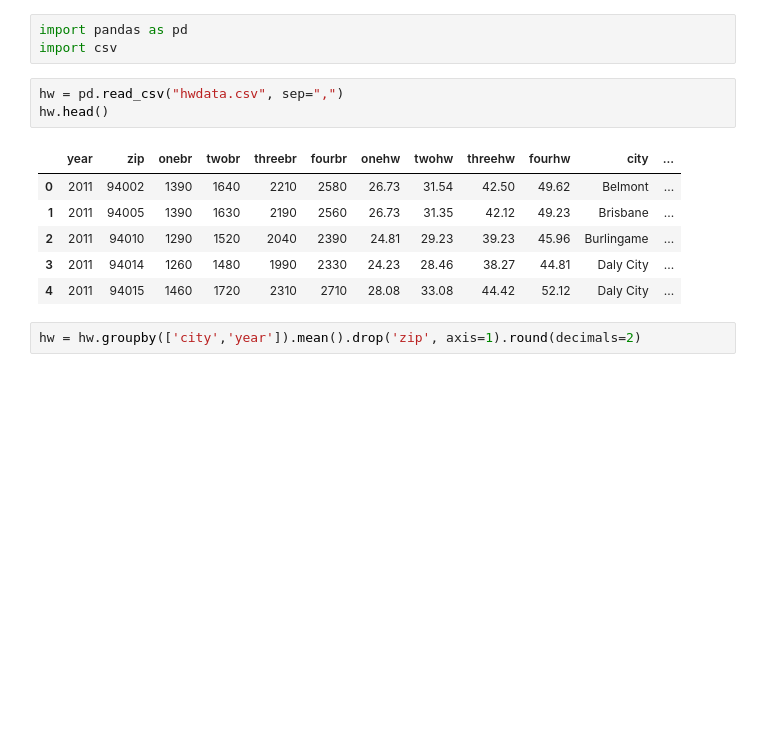
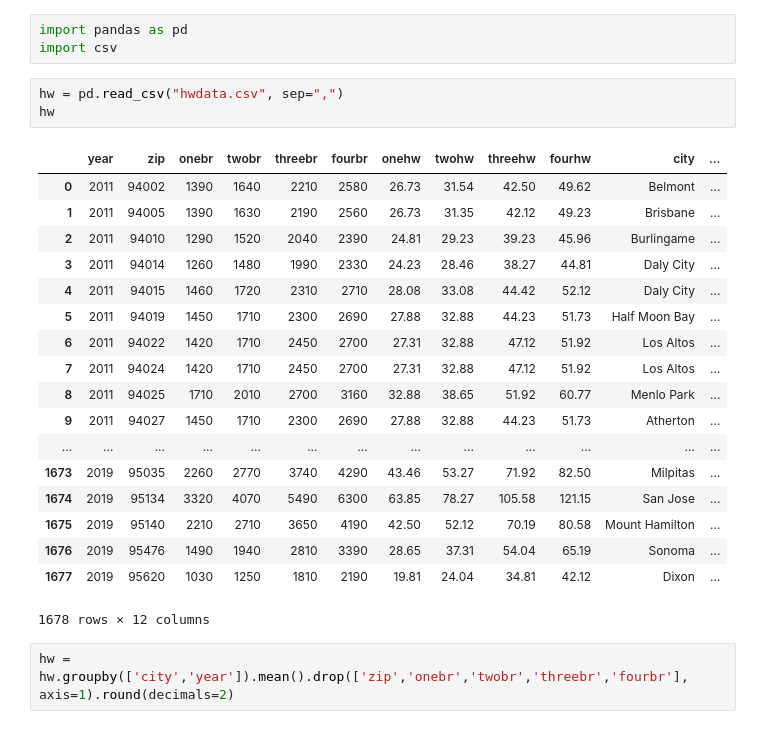
Before and after one commit to eshao98/Comm177T-2019, a Jupyter notebook: _site/bay-area-housing/data/clean-rhna-data.ipynb, the cells around one changed output. Drawn from its saved outputs; the diff is of its cells as text; blank space fills up the shorter version.

Commit message:
clean rhna data, update format for city-rhna-year

```diff
--- a/_site/bay-area-housing/data/clean-rhna-data.ipynb
+++ b/_site/bay-area-housing/data/clean-rhna-data.ipynb
@@ -3,16 +3,28 @@ import pandas as pd
 import csv
 # %%
 hw = pd.read_csv("hwdata.csv", sep=",")
-hw.head()
+hw
 # %% [output]
 |  | year | zip | onebr | twobr | threebr | fourbr | onehw | twohw | threehw | fourhw | city | ... |
 | 0 | 2011 | 94002 | 1390 | 1640 | 2210 | 2580 | 26.73 | 31.54 | 42.50 | 49.62 | Belmont | ... |
 | 1 | 2011 | 94005 | 1390 | 1630 | 2190 | 2560 | 26.73 | 31.35 | 42.12 | 49.23 | Brisbane | ... |
 | 2 | 2011 | 94010 | 1290 | 1520 | 2040 | 2390 | 24.81 | 29.23 | 39.23 | 45.96 | Burlingame | ... |
 | 3 | 2011 | 94014 | 1260 | 1480 | 1990 | 2330 | 24.23 | 28.46 | 38.27 | 44.81 | Daly City | ... |
 | 4 | 2011 | 94015 | 1460 | 1720 | 2310 | 2710 | 28.08 | 33.08 | 44.42 | 52.12 | Daly City | ... |
+| 5 | 2011 | 94019 | 1450 | 1710 | 2300 | 2690 | 27.88 | 32.88 | 44.23 | 51.73 | Half Moon Bay | ... |
+| 6 | 2011 | 94022 | 1420 | 1710 | 2450 | 2700 | 27.31 | 32.88 | 47.12 | 51.92 | Los Altos | ... |
+| 7 | 2011 | 94024 | 1420 | 1710 | 2450 | 2700 | 27.31 | 32.88 | 47.12 | 51.92 | Los Altos | ... |
+| 8 | 2011 | 94025 | 1710 | 2010 | 2700 | 3160 | 32.88 | 38.65 | 51.92 | 60.77 | Menlo Park | ... |
+| 9 | 2011 | 94027 | 1450 | 1710 | 2300 | 2690 | 27.88 | 32.88 | 44.23 | 51.73 | Atherton | ... |
+| ... | ... | ... | ... | ... | ... | ... | ... | ... | ... | ... | ... | ... |
+| 1673 | 2019 | 95035 | 2260 | 2770 | 3740 | 4290 | 43.46 | 53.27 | 71.92 | 82.50 | Milpitas | ... |
+| 1674 | 2019 | 95134 | 3320 | 4070 | 5490 | 6300 | 63.85 | 78.27 | 105.58 | 121.15 | San Jose | ... |
+| 1675 | 2019 | 95140 | 2210 | 2710 | 3650 | 4190 | 42.50 | 52.12 | 70.19 | 80.58 | Mount Hamilton | ... |
+| 1676 | 2019 | 95476 | 1490 | 1940 | 2810 | 3390 | 28.65 | 37.31 | 54.04 | 65.19 | Sonoma | ... |
+| 1677 | 2019 | 95620 | 1030 | 1250 | 1810 | 2190 | 19.81 | 24.04 | 34.81 | 42.12 | Dixon | ... |
+1678 rows × 12 columns
 # %%
-hw = hw.groupby(['city','year']).mean().drop('zip', axis=1).round(decimals=2)
+hw = hw.groupby(['city','year']).mean().drop(['zip','onebr','twobr','threebr','fourbr'], axis=1).round(decimals=2)
 # %%
 hw
 # %% [output]
```
Also changed, not shown: parts of 8 cells of this notebook, 7 other files.
